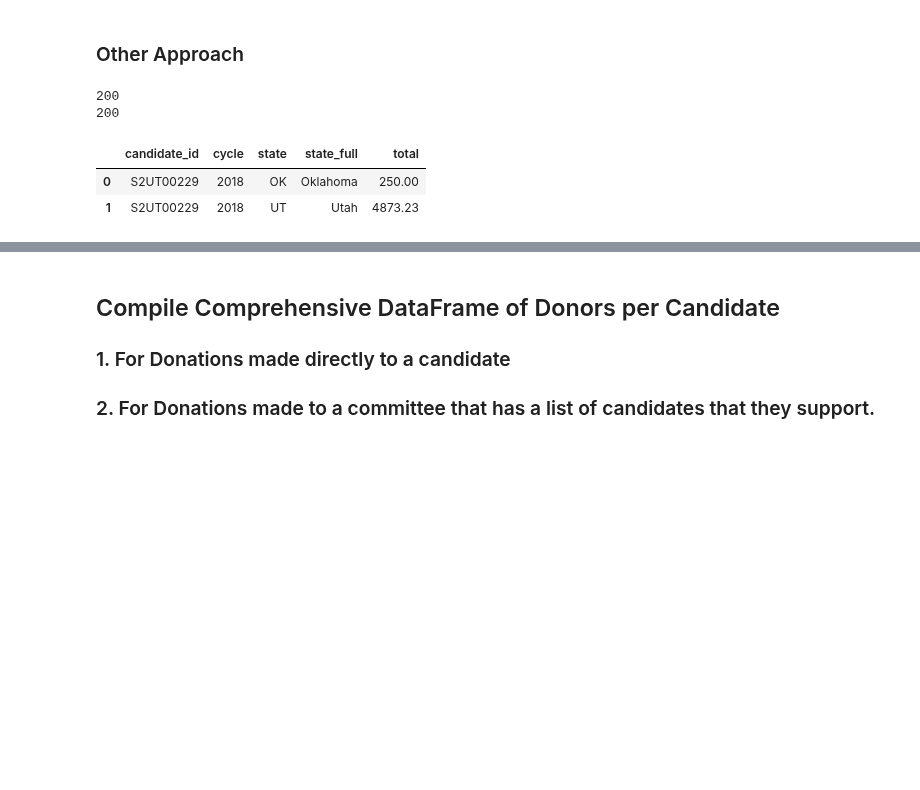
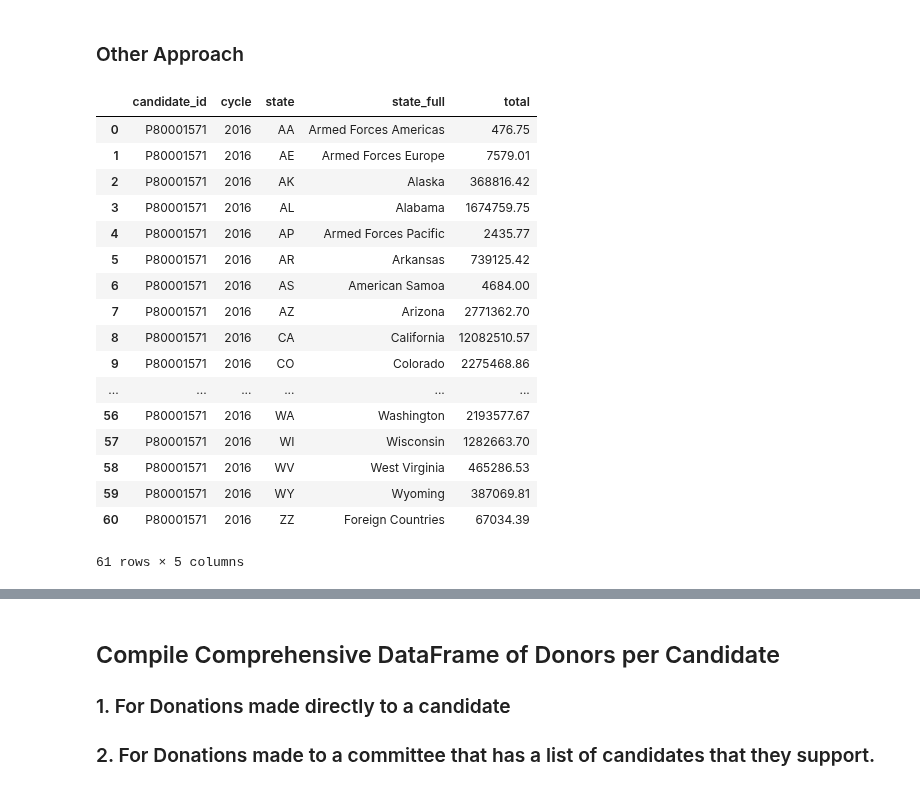
Before and after one commit to Nlorio/election-forecast, a Jupyter notebook: notebooks/Project - FEC Financial Data .ipynb, the cells around one changed output, grey strips where cells are left out. Drawn from its saved outputs; the diff is of its cells as text; code cells hidden in the pictures; blank space fills up the shorter version.

```diff
--- a/notebooks/Project - FEC Financial Data .ipynb
+++ b/notebooks/Project - FEC Financial Data .ipynb
@@ -293,13 +293,27 @@ by_state/by_candidate/\
     donor_state_result = donor_cand_state.json()['results']
     df_dcand_state = pd.DataFrame(donor_state_result)
     return df_dcand_state
-# %%
-#Test
-cand_donor_size('S2UT00229', 2018)
-cand_donor_state('S2UT00229', 2018)
-# %% [output]
-200
-200
-|  | candidate_id | cycle | state | state_full | total |
-| 0 | S2UT00229 | 2018 | OK | Oklahoma | 250.00 |
-| 1 | S2UT00229 | 2018 | UT | Utah | 4873.23 |
+# %%
+#Test
+a = cand_donor_state('P80001571', 2016)
+cand_donor_state('P80001571', 2016)
+a.state_full
+# %% [output]
+|  | candidate_id | cycle | state | state_full | total |
+| 0 | P80001571 | 2016 | AA | Armed Forces Americas | 476.75 |
+| 1 | P80001571 | 2016 | AE | Armed Forces Europe | 7579.01 |
+| 2 | P80001571 | 2016 | AK | Alaska | 368816.42 |
+| 3 | P80001571 | 2016 | AL | Alabama | 1674759.75 |
+| 4 | P80001571 | 2016 | AP | Armed Forces Pacific | 2435.77 |
+| 5 | P80001571 | 2016 | AR | Arkansas | 739125.42 |
+| 6 | P80001571 | 2016 | AS | American Samoa | 4684.00 |
+| 7 | P80001571 | 2016 | AZ | Arizona | 2771362.70 |
+| 8 | P80001571 | 2016 | CA | California | 12082510.57 |
+| 9 | P80001571 | 2016 | CO | Colorado | 2275468.86 |
+| ... | ... | ... | ... | ... | ... |
+| 56 | P80001571 | 2016 | WA | Washington | 2193577.67 |
+| 57 | P80001571 | 2016 | WI | Wisconsin | 1282663.70 |
+| 58 | P80001571 | 2016 | WV | West Virginia | 465286.53 |
+| 59 | P80001571 | 2016 | WY | Wyoming | 387069.81 |
+| 60 | P80001571 | 2016 | ZZ | Foreign Countries | 67034.39 |
+61 rows × 5 columns
```
Also changed, not shown: parts of 16 cells of this notebook.
